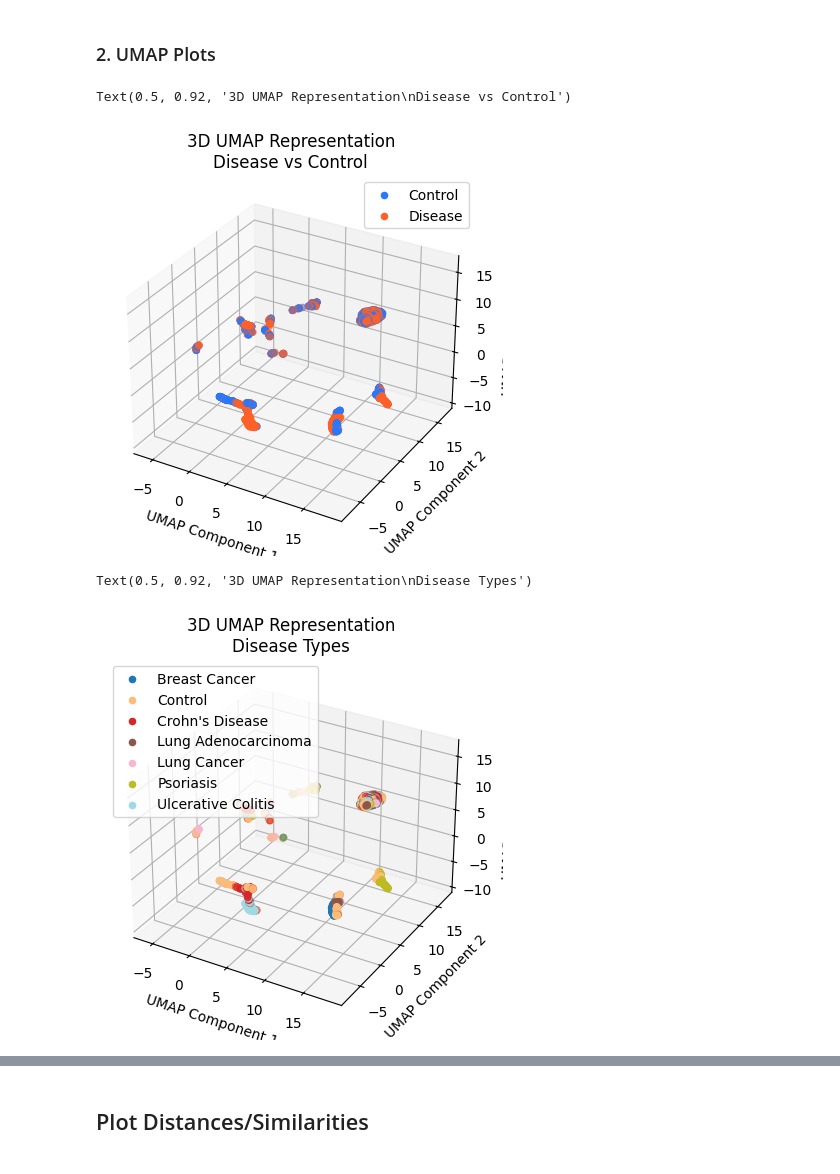
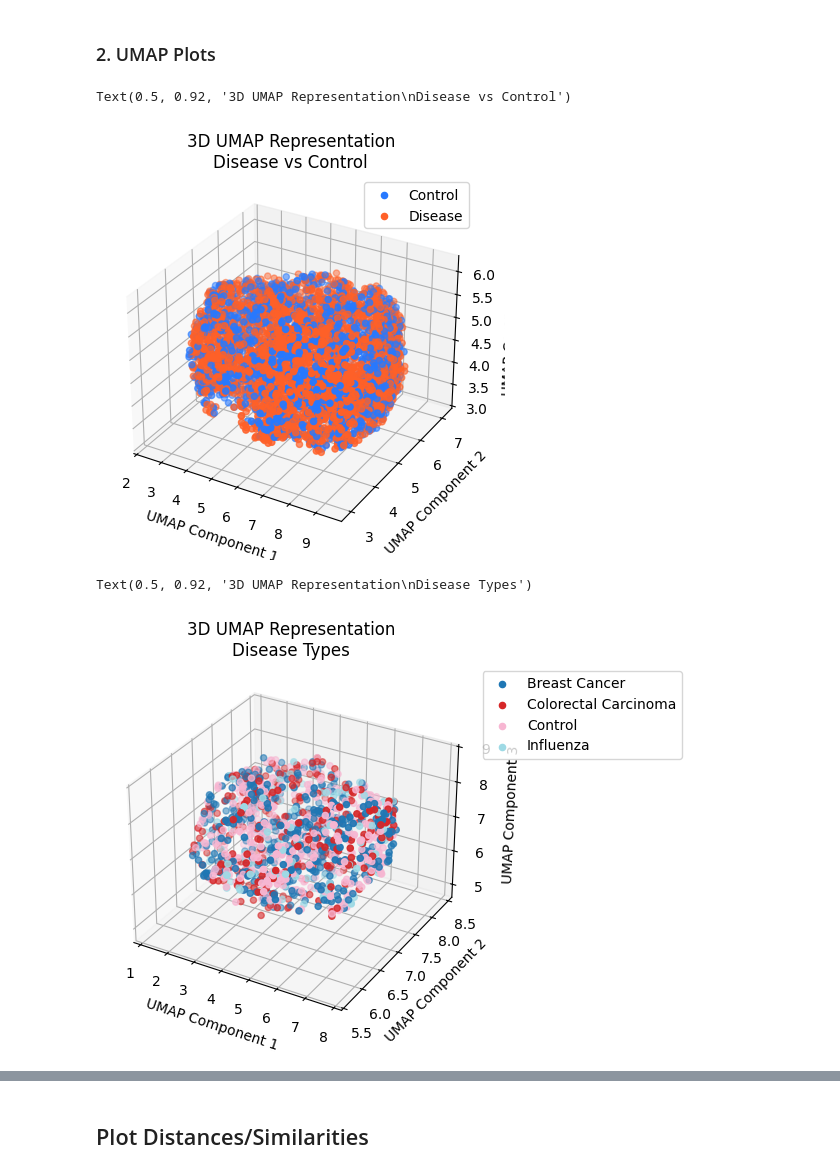
Before and after one commit to 00dylan00/scGPT_playground, a Jupyter notebook: notebooks/evaluate_fine_tuned_embeddings.ipynb, the cells around one changed output, grey strips where cells are left out. Saved outputs shown, nothing was run; the diff lists cells and outputs as text; code cells hidden in the pictures.

```diff
--- a/notebooks/evaluate_fine_tuned_embeddings.ipynb
+++ b/notebooks/evaluate_fine_tuned_embeddings.ipynb
@@ -176,21 +141,0 @@ adata_test.obs["n_genes"] = n_genes
-# %%
-# map from DSA signature to diease type
-dsa_2_disease = dict()
-# Iterate over the rows in `adata_train.obs` to build the dictionary and add the mapping to the DataFrame
-counter = 0
-n_genes = list()
-for index, row in adata_train.obs.iterrows():
-    if row["celltype"] != "Control":
-        dsa = row["ids"].split(";")[0]
-        dsa_2_disease[dsa] = row["celltype"]
-
-    # count nº of genes
-    gene_counts = (~np.isnan(adata_train.X[counter])).sum()
-    n_genes.append(gene_counts)
-    counter += 1
-# all dsa
-dsa_ids = [id.split(";")[0] for id in adata_train.obs["ids"]]
-
-# add disease_study
-adata_train.obs["disease_study"] = [dsa_2_disease.get(dsa) for dsa in dsa_ids]
-adata_train.obs["n_genes"] = n_genes
@@ -235,7 +162,7 @@ for disease in diseases_of_interest_set:
 
     # Nº of Datasets
     datasets = adata_test.obs.query(f'disease_study == "{disease}"')[
-        "dataset_id"
+        "dataset"
     ].to_list()
     n_datasets = len(set(datasets))
     logging.info(f"{disease} Nº of Datasets: {len(datasets)}")
@@ -503,11 +426,11 @@ from mpl_toolkits.mplot3d import Axes3D
 
 # Perform UMAP with 3 components
 umap_model = umap.UMAP(n_components=3)
-umap_embedding = umap_model.fit_transform(scgpt_emb_test)
+umap_embedding = umap_model.fit_transform(scgpt_emb_train)
 # %%
 labels = [
     "Disease" if c != "Control" else "Control"
-    for c in adata_test.obs["celltype"].to_list()
+    for c in adata_train.obs["celltype"].to_list()
 ]
 
 # Map labels to colors
@@ -536,7 +459,7 @@ ax.set_title("3D UMAP Representation\nDisease vs Control")
 # plt.savefig("outputs/umap_3d.scgpt.disease_control.png", dpi=300, bbox_inches="tight")
 # %% [output]
 Text(0.5, 0.92, '3D UMAP Representation\nDisease vs Control')
-[figure, old version]
+[figure, new version]
 # %%
 labels = adata_test.obs["celltype"].to_list()
 unique_labels = list(set(labels))
@@ -554,35 +477,37 @@ unique_labels.sort()
 colormap = plt.cm.get_cmap(
     "tab20", len(unique_labels)
 )  # You can change "viridis" to any other colormap
 
 # Map each label to a color
 label_color_map = {label: colormap(i) for i, label in enumerate(unique_labels)}
 
+# label_color_map.update({"Control": "grey"})
+
 colors = [label_color_map[label] for label in labels]
 
 # Create a 3D scatter plot
 fig = plt.figure()
 ax = fig.add_subplot(111, projection="3d")
 
 # Scatter plot with colors
 ax.scatter(umap_embedding[:, 0], umap_embedding[:, 1], umap_embedding[:, 2], c=colors)
 
 # Adding legend
 for label in label_color_map:
     ax.scatter([], [], [], c=label_color_map[label], label=label)
-ax.legend()
+ax.legend(loc="upper left", bbox_to_anchor=(1, 1))
 
 # Set labels
 ax.set_xlabel("UMAP Component 1")
 ax.set_ylabel("UMAP Component 2")
 ax.set_zlabel("UMAP Component 3")
 ax.set_title("3D UMAP Representation\nDisease Types")
 
 # Display the plot
 # plt.savefig("outputs/umap_3d.scgpt.diseases.png", dpi=300, bbox_inches="tight")
 # %% [output]
 Text(0.5, 0.92, '3D UMAP Representation\nDisease Types')
-[figure, old version]
+[figure, new version]
 # %%
 labels = adata_test.obs["tissue"].to_list()
 
```
Also changed, not shown: parts of 21 cells of this notebook, 18 other files.
